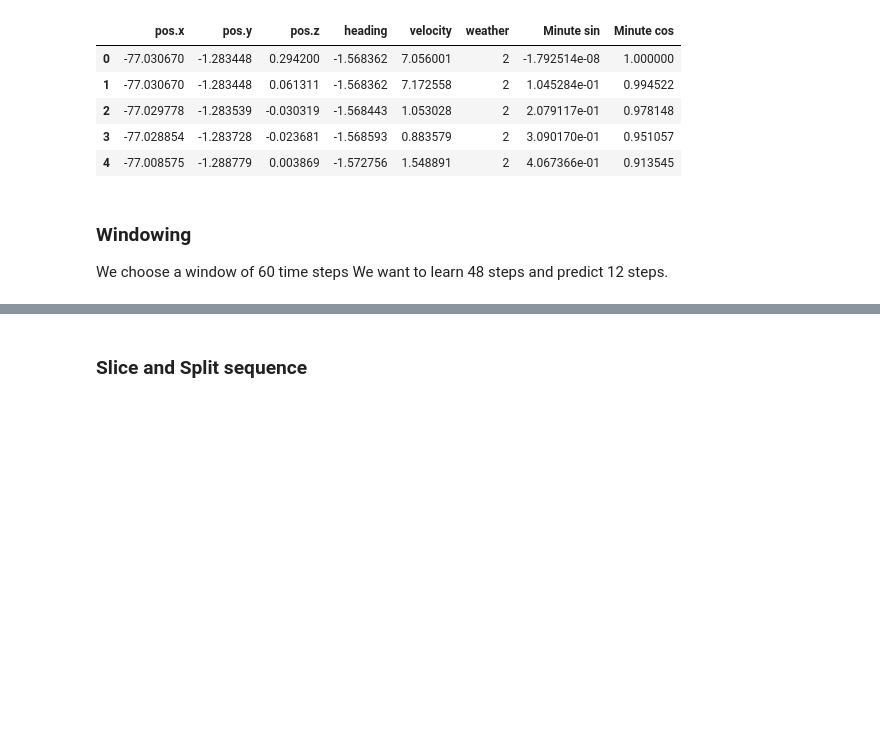
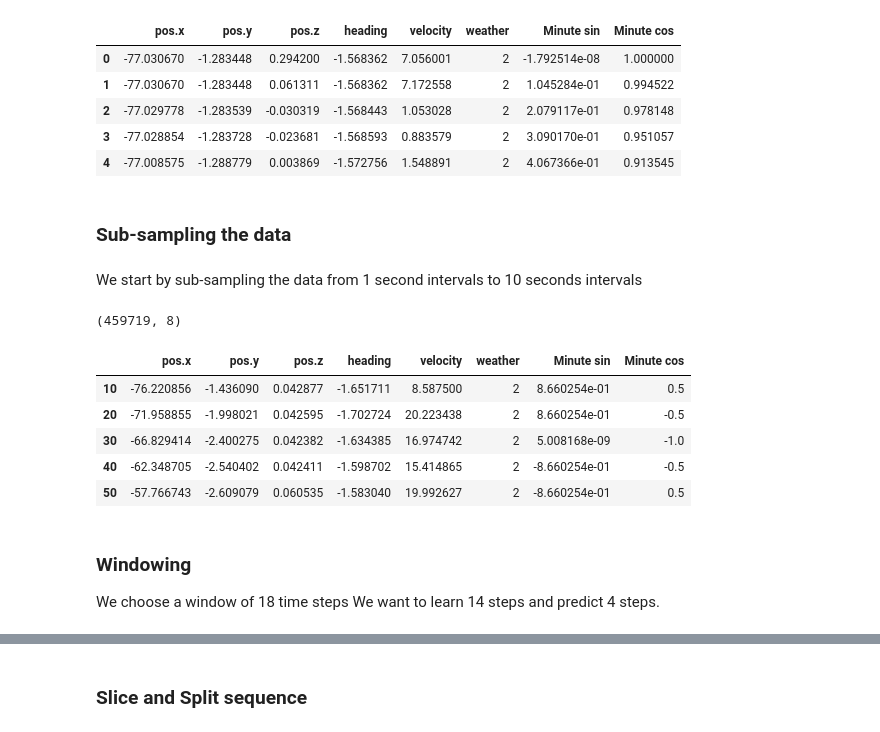
Before and after one commit to georgesmiaka/ITPF, a Jupyter notebook: forecast/notebooks/large_multihorizon_transformer.ipynb, the cells around one changed output, grey strips where cells are left out. Drawn from its saved outputs; the diff is of its cells as text; code cells hidden in the pictures; blank space fills up the shorter version.

```diff
--- a/forecast/notebooks/large_multihorizon_transformer.ipynb
+++ b/forecast/notebooks/large_multihorizon_transformer.ipynb
@@ -99,0 +102,4 @@ data.head()
+# %% [markdown]
+### Sub-sampling the data
+# %% [markdown]
+We start by sub-sampling the data from 1 second intervals to 10 seconds intervals
@@ -99,0 +109,12 @@ data.head()
+# %%
+# show head
+print(data.shape)
+data.head()
+# %% [output]
+(459719, 8)
+|  | pos.x | pos.y | pos.z | heading | velocity | weather | Minute sin | Minute cos |
+| 10 | -76.220856 | -1.436090 | 0.042877 | -1.651711 | 8.587500 | 2 | 8.660254e-01 | 0.5 |
+| 20 | -71.958855 | -1.998021 | 0.042595 | -1.702724 | 20.223438 | 2 | 8.660254e-01 | -0.5 |
+| 30 | -66.829414 | -2.400275 | 0.042382 | -1.634385 | 16.974742 | 2 | 5.008168e-09 | -1.0 |
+| 40 | -62.348705 | -2.540402 | 0.042411 | -1.598702 | 15.414865 | 2 | -8.660254e-01 | -0.5 |
+| 50 | -57.766743 | -2.609079 | 0.060535 | -1.583040 | 19.992627 | 2 | -8.660254e-01 | 0.5 |
@@ -100,5 +124,5 @@ data.head()
 # %% [markdown]
 ### Windowing
-We choose a window of 60 time steps
-We want to learn 48 steps and predict 12 steps.
+We choose a window of 18 time steps
+We want to learn 14 steps and predict 4 steps.
 # %%
```
Also changed, not shown: parts of 27 cells of this notebook.
